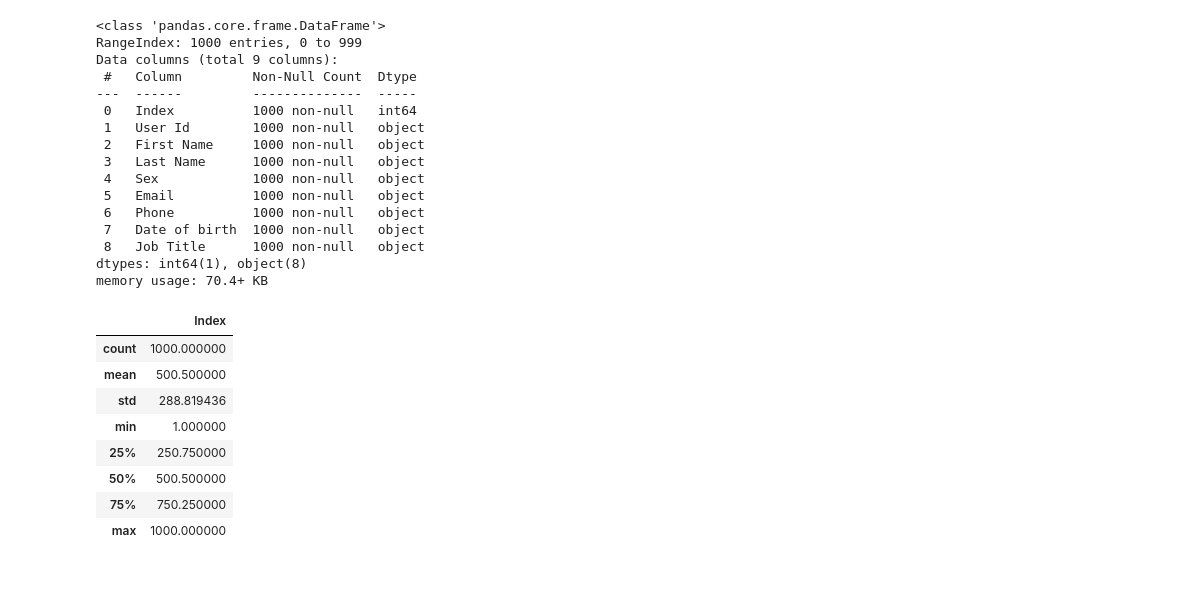
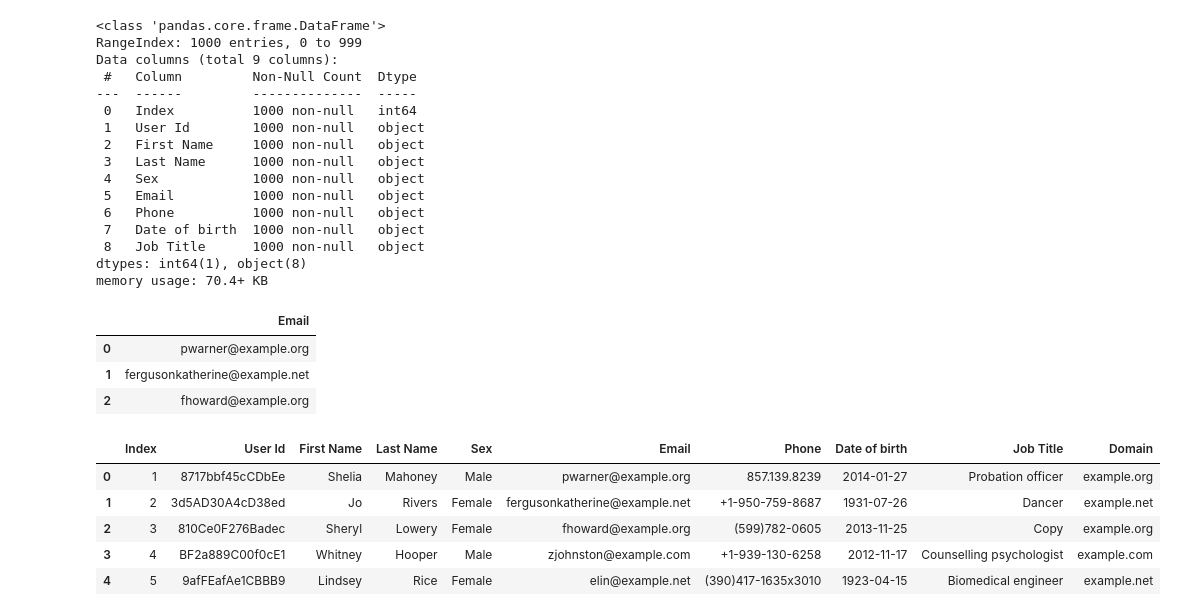
Before and after one commit to Emmet-Devaney/PROGRAMMING-FOR-DATA-ANALYTICS, a Jupyter notebook: Assignments Folder/Assignment 3/assignment03-pie.ipynb, the cells around one changed output. Saved outputs shown, nothing was run; the diff lists cells and outputs as text; code cells hidden in the pictures; blank space fills up the shorter version.

Commit message:
Assignment 3.3

```diff
--- a/Assignments Folder/Assignment 3/assignment03-pie.ipynb
+++ b/Assignments Folder/Assignment 3/assignment03-pie.ipynb
@@ -3,4 +3,7 @@ import pandas as pd
 import matplotlib.pyplot as plt
 
 import numpy as np
+# %%
+datadir = "../Assignment 3/"
+filename="people-1000.csv"
 # %%
@@ -13,3 +16,5 @@ df.head()
 | 2 | 3 | 810Ce0F276Badec | Sheryl | Lowery | Female | fhoward@example.org | (599)782-0605 | 2013-11-25 | Copy |
 | 3 | 4 | BF2a889C00f0cE1 | Whitney | Hooper | Male | zjohnston@example.com | +1-939-130-6258 | 2012-11-17 | Counselling psychologist |
 | 4 | 5 | 9afFEafAe1CBBB9 | Lindsey | Rice | Female | elin@example.net | (390)417-1635x3010 | 1923-04-15 | Biomedical engineer |
+# %%
+people_df= pd.read_csv(datadir+filename)
@@ -32,15 +46,22 @@ Data columns (total 9 columns):
  8   Job Title      1000 non-null   object
 dtypes: int64(1), object(8)
 memory usage: 70.4+ KB
-# %%
-df.describe()
-# %% [output]
-|  | Index |
-| count | 1000.000000 |
-| mean | 500.500000 |
-| std | 288.819436 |
-| min | 1.000000 |
-| 25% | 250.750000 |
-| 50% | 500.500000 |
-| 75% | 750.250000 |
-| max | 1000.000000 |
+# %%
+names_of_columns=['Email']
+df = pd.read_csv(datadir+filename,  usecols=names_of_columns,)
+df.head(3)
+# %% [output]
+|  | Email |
+| 0 | pwarner@example.org |
+| 1 | fergusonkatherine@example.net |
+| 2 | fhoward@example.org |
+# %%
+people_df['Domain'] = people_df['Email'].str.split('@').str[1]
+people_df.head()
+# %% [output]
+|  | Index | User Id | First Name | Last Name | Sex | Email | Phone | Date of birth | Job Title | Domain |
+| 0 | 1 | 8717bbf45cCDbEe | Shelia | Mahoney | Male | pwarner@example.org | 857.139.8239 | 2014-01-27 | Probation officer | example.org |
+| 1 | 2 | 3d5AD30A4cD38ed | Jo | Rivers | Female | fergusonkatherine@example.net | +1-950-759-8687 | 1931-07-26 | Dancer | example.net |
+| 2 | 3 | 810Ce0F276Badec | Sheryl | Lowery | Female | fhoward@example.org | (599)782-0605 | 2013-11-25 | Copy | example.org |
+| 3 | 4 | BF2a889C00f0cE1 | Whitney | Hooper | Male | zjohnston@example.com | +1-939-130-6258 | 2012-11-17 | Counselling psychologist | example.com |
+| 4 | 5 | 9afFEafAe1CBBB9 | Lindsey | Rice | Female | elin@example.net | (390)417-1635x3010 | 1923-04-15 | Biomedical engineer | example.net |
```
Also changed, not shown: parts of 8 cells of this notebook, 2 other files.
